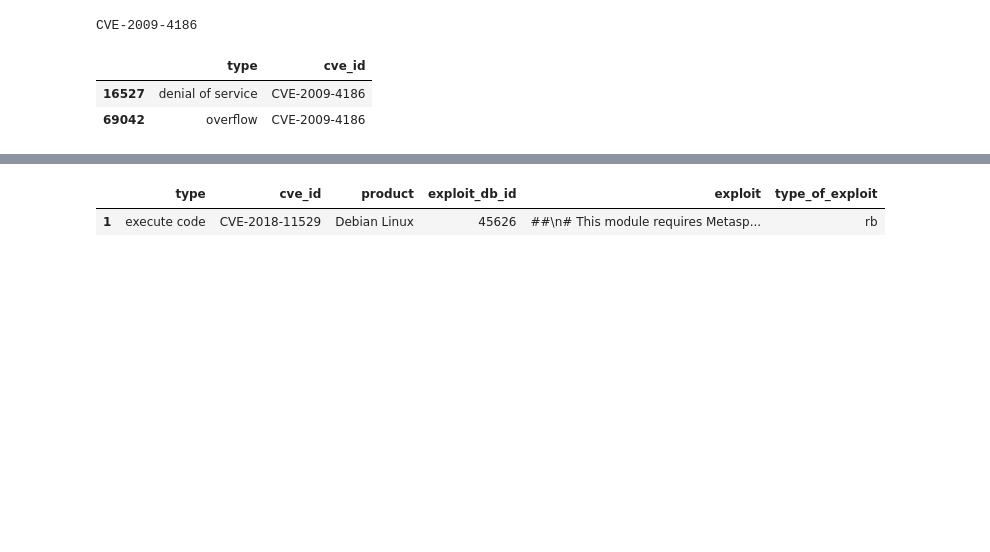
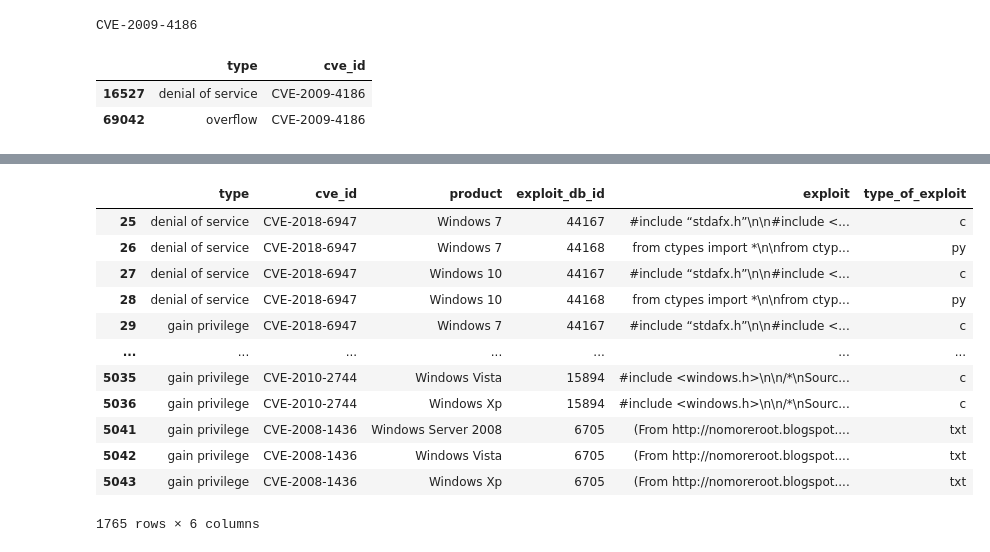
Before and after one commit to mattiapocci/poc_detection, a Jupyter notebook: get_vulnerabilities.ipynb, the cells around one changed output, grey strips where cells are left out. Cells and saved outputs as stored; diff of their text form; code cells hidden in the pictures; blank space fills up the shorter version.

```diff
--- a/get_vulnerabilities.ipynb
+++ b/get_vulnerabilities.ipynb
@@ -12,6 +12,12 @@ type_cveid = pd.read_csv("datasets/type_cveid.csv")
 print('Loaded type_cveid')
 cve_with_exploits = pd.read_csv('datasets/cve_with_exploits.csv')
 print('Loaded cve_with_exploits')
+exploit_db_cve = pd.read_csv("datasets/exploit_db_cve.csv")
+print('Loaded exploit_db_cve')
+completecve_exploitdb_exploits = pd.read_csv("datasets/completecve_exploitdb_exploits.csv")
+print('Loaded completecve_exploitdb_exploits')
+complete_cve_with_exploits_firstvuln = pd.read_csv("datasets/complete_cve_with_exploits_firstvuln.csv")
+print('Loaded complete_cve_with_exploits_firstvuln')
 # %% [output]
 Loading Datasets
 Loaded product_cveid
@@ -54,7 +188,7 @@ CVE-2009-4186
 | 69042 | overflow | CVE-2009-4186 |
 # %%
 provajoin = pd.merge(type_cveid, product_cveid, on=['cve_id'])
-provajoin = pd.merge(provajoin, cve_with_exploits, on=['cve_id'])
+provajoin = pd.merge(provajoin, complete_cve_with_exploits_firstvuln, on=['cve_id'])
 provajoin
 # %% [output]
 |  | type | cve_id | product | exploit_db_id | exploit | type_of_exploit |
@@ -73,18 +207,24 @@ provajoin
 # %%
 def get_dataframe_product(df,product_name):
-    return df.loc[df['product'] == product_name]
+    return df.loc[df['product'].str.lower().str.contains(product_name.lower())]
 def get_dataframe_type(df,type_name):
-    return df.loc[df['type'] == type_name]
+    return df.loc[df['type'].str.lower().str.contains(type_name.lower())]
 def get_dataframe_product_type(df,product_name,type_name):
-    return df.loc[df['product'] == product_name].loc[df['type'] == type_name]
-'''
-TODO
-- canonization of type, product
-- change input dataframe, not only exploit with windows
-'''
+    return df.loc[df['product'].str.lower().str.contains(product_name.lower())].loc[df['type'].str.lower().str.contains(type_name.lower())]
 # %%
-a = get_dataframe_product_type(provajoin,'Debian Linux','execute code')
+a = get_dataframe_product(provajoin,'windows')
 a
 # %% [output]
 |  | type | cve_id | product | exploit_db_id | exploit | type_of_exploit |
-| 1 | execute code | CVE-2018-11529 | Debian Linux | 45626 | ##\n# This module requires Metasp... | rb |
+| 25 | denial of service | CVE-2018-6947 | Windows 7 | 44167 | #include “stdafx.h”\n\n#include <... | c |
+| 26 | denial of service | CVE-2018-6947 | Windows 7 | 44168 | from ctypes import *\n\nfrom ctyp... | py |
+| 27 | denial of service | CVE-2018-6947 | Windows 10 | 44167 | #include “stdafx.h”\n\n#include <... | c |
+| 28 | denial of service | CVE-2018-6947 | Windows 10 | 44168 | from ctypes import *\n\nfrom ctyp... | py |
+| 29 | gain privilege | CVE-2018-6947 | Windows 7 | 44167 | #include “stdafx.h”\n\n#include <... | c |
+| ... | ... | ... | ... | ... | ... | ... |
+| 5035 | gain privilege | CVE-2010-2744 | Windows Vista | 15894 | #include <windows.h>\n\n/*\nSourc... | c |
+| 5036 | gain privilege | CVE-2010-2744 | Windows Xp | 15894 | #include <windows.h>\n\n/*\nSourc... | c |
+| 5041 | gain privilege | CVE-2008-1436 | Windows Server 2008 | 6705 | (From http://nomoreroot.blogspot.... | txt |
+| 5042 | gain privilege | CVE-2008-1436 | Windows Vista | 6705 | (From http://nomoreroot.blogspot.... | txt |
+| 5043 | gain privilege | CVE-2008-1436 | Windows Xp | 6705 | (From http://nomoreroot.blogspot.... | txt |
+1765 rows × 6 columns
```
Also changed, not shown: parts of 8 cells of this notebook, 1 other file.
